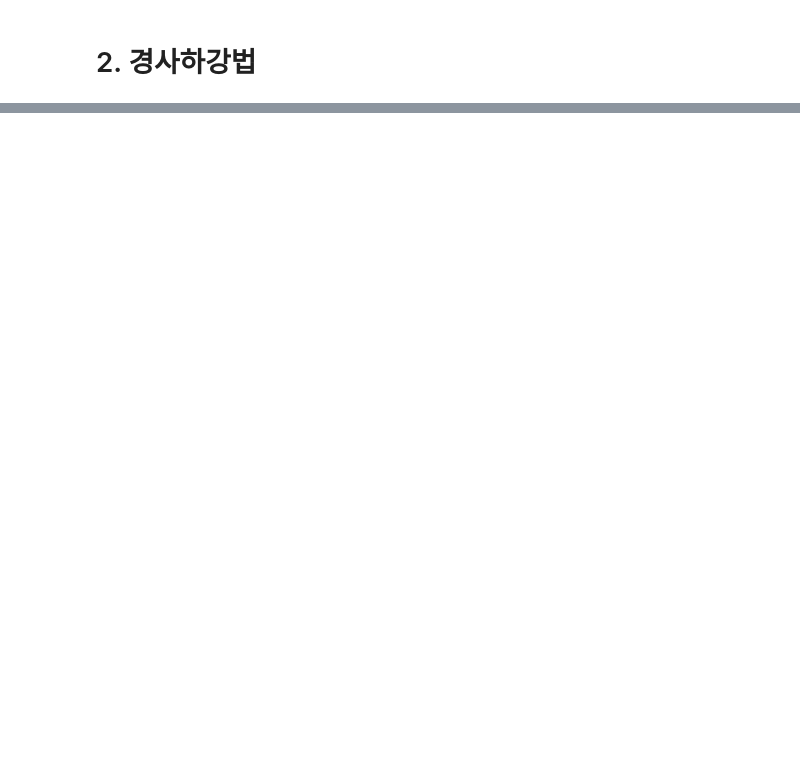
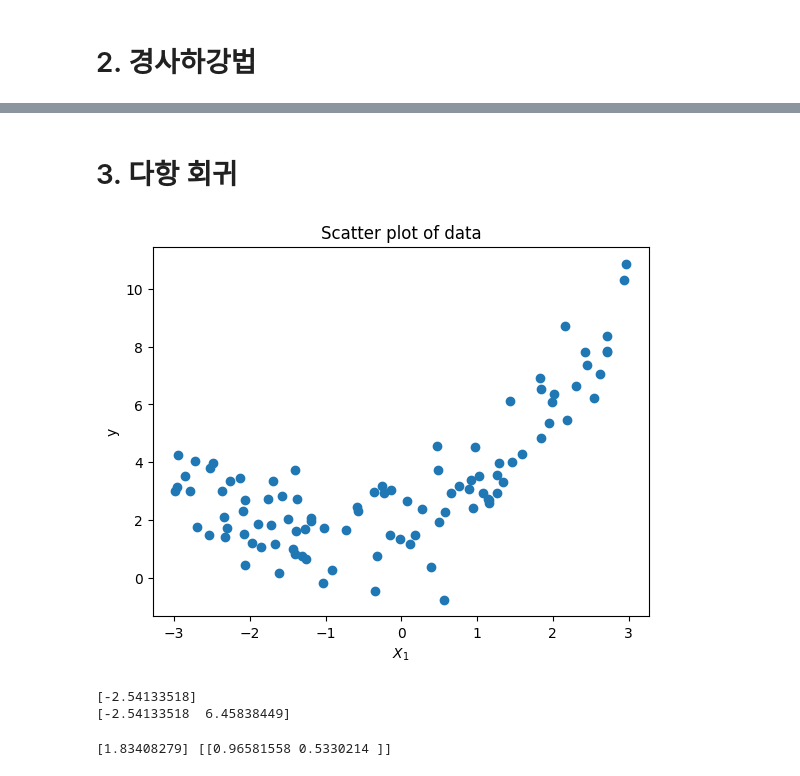
Before and after one commit to editdiary/study, a Jupyter notebook: HandsOn-ML/Ch4. 모델 훈련/Practice.ipynb, the cells around one changed output, grey strips where cells are left out. Saved outputs shown, nothing was run; the diff lists cells and outputs as text; code cells hidden in the pictures; blank space fills up the shorter version.

```diff
--- a/HandsOn-ML/Ch4. 모델 훈련/Practice.ipynb
+++ b/HandsOn-ML/Ch4. 모델 훈련/Practice.ipynb
@@ -126,0 +127,35 @@ print(sgd_reg.intercept_, sgd_reg.coef_)
+# %% [markdown]
+# 3. 다항 회귀
+# %%
+# 2차방정식을 활용한 임의의 비정형 데이터셋 생성
+m = 100
+X = 6 * np.random.rand(m, 1) - 3    # np.random.rand(m, n): [m * n] matrix array로 0~1 사이의 균일분포(표준정규분포) 난수 생성
+y = 0.5 * X**2 + X + 2 + np.random.randn(m, 1)  # 잡음이 포함된 2차방정식
+# %%
+# 데이터셋 시각화
+plt.scatter(X, y)
+plt.xlabel('$X_1$')
+plt.ylabel('y')
+plt.title('Scatter plot of data')
+plt.show()
+# %% [output]
+[figure, added]
+# %%
+# 사이킷런을 사용한 다항 회귀 (PolynomialFeatures를 이용한 각 특성의 변환)
+from sklearn.preprocessing import PolynomialFeatures
+
+# 2차 다항식 특성으로 변환 (각 특성을 제곱하여 새로운 특정으로 추가)
+poly_features = PolynomialFeatures(degree=2, include_bias=False)    # degree: 차수, include_bias: 상수항 추가 여부
+X_poly = poly_features.fit_transform(X)
+print(X[0])
+print(X_poly[0])
+# %% [output]
+[-2.54133518]
+[-2.54133518  6.45838449]
+# %%
+# 확장된 훈련데이터셋에 대한 선형 회귀 적용
+lin_reg = LinearRegression()
+lin_reg.fit(X_poly, y)
+print(lin_reg.intercept_, lin_reg.coef_)
+# %% [output]
+[1.83408279] [[0.96581558 0.5330214 ]]
```
Also changed, not shown: parts of 21 cells of this notebook.
